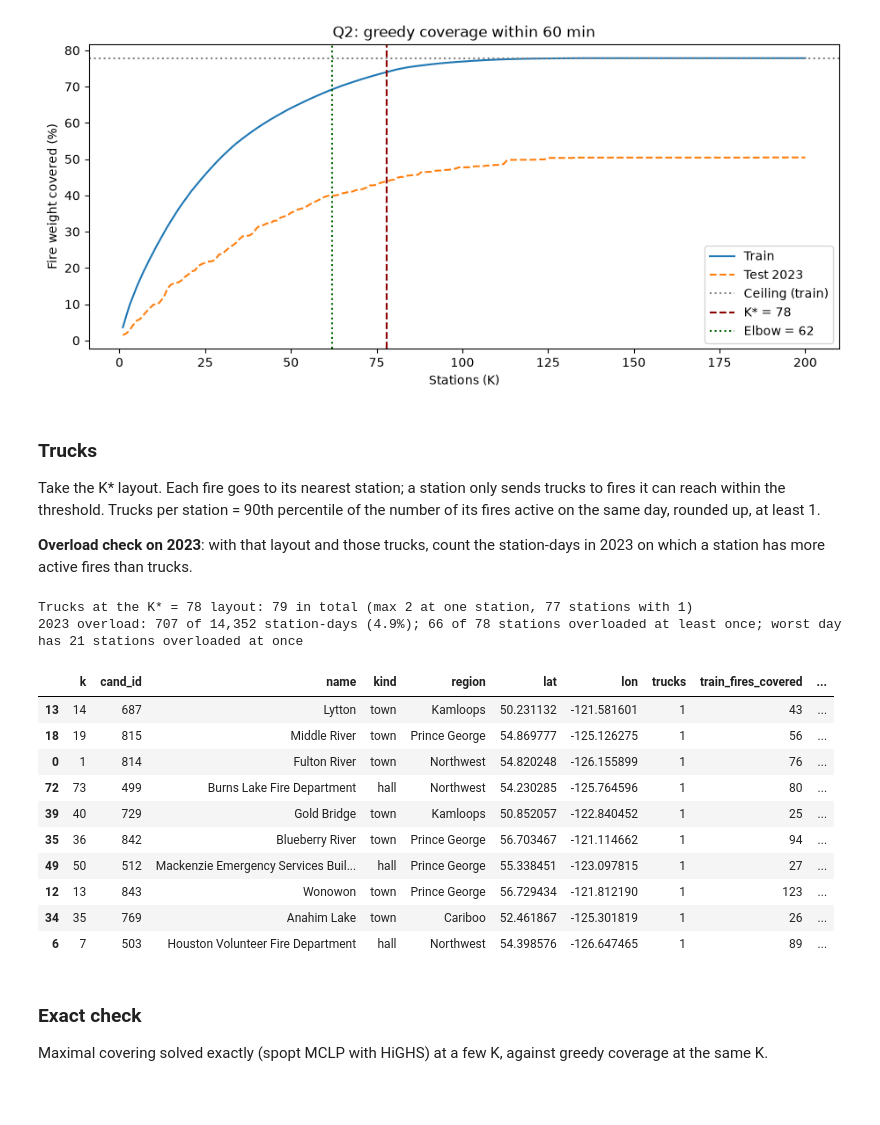
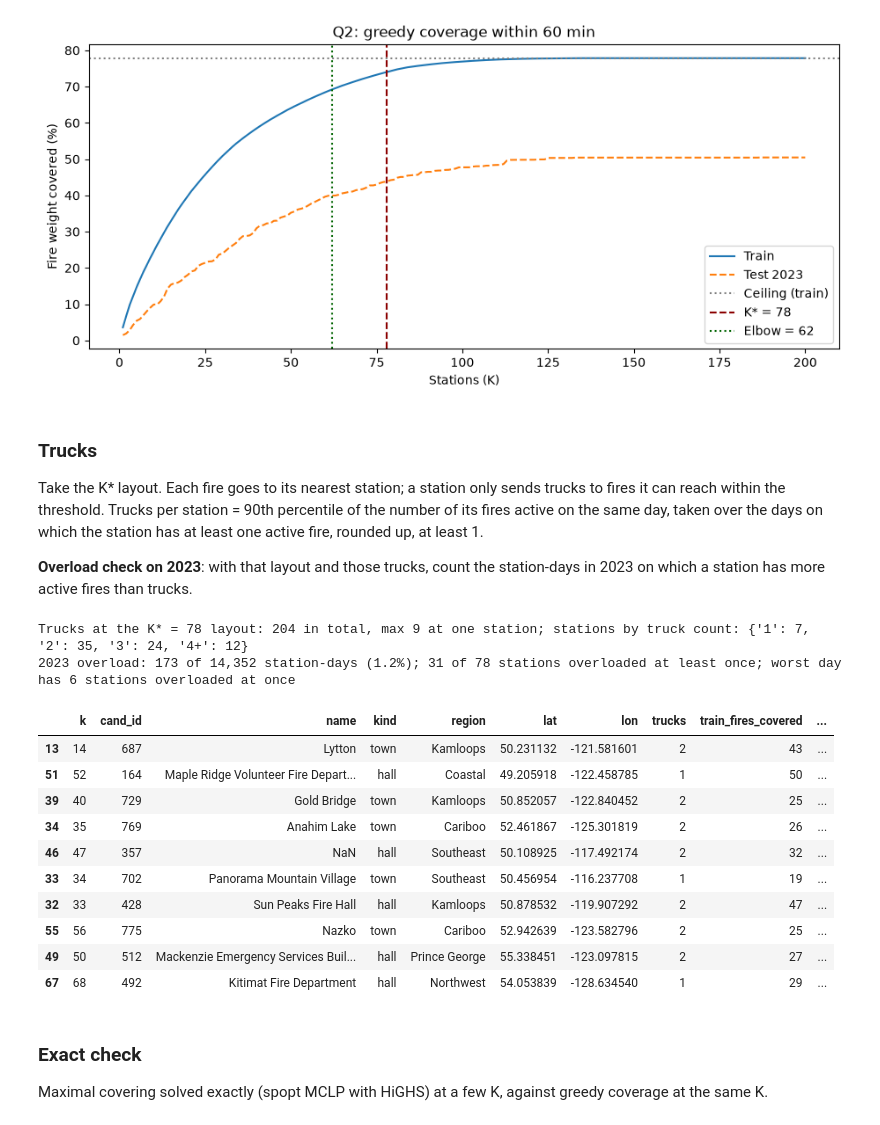
Before and after one commit to ChaitanyaMittal27/ember-command, a Jupyter notebook: notebooks/05_optimize.ipynb, the cells around one changed output. Saved outputs shown, nothing was run; the diff lists cells and outputs as text; code cells hidden in the pictures; blank space fills up the shorter version.

```diff
--- a/notebooks/05_optimize.ipynb
+++ b/notebooks/05_optimize.ipynb
@@ -41,6 +41,7 @@ K_EXTENDED = 200                 # Q2 is re-run this far if the target is not re
 CAP_MIN = 2 * THRESHOLD_MIN      # capped p-median: minutes beyond this count as this
 TARGET = 0.95                    # Q2 target, as a share of the ceiling
 TRUCK_PERCENTILE = 90
+TRUCK_BUSY_DAYS_ONLY = True      # percentile over the days a station has at least one active fire
 THRESHOLDS = [30, 60, 90]
 EXACT_KS = [5, 10, 20, 40]
 REPORT_KS = [10, 20, 40, 60]
@@ -52,6 +53,11 @@ SENSITIVITY_K = 20
 PMEDIAN_CELL_KM = 20
 EXACT_PMEDIAN_KS = [5, 10, 20]
 EXACT_PMEDIAN_LIMIT_S = 120
+RUN_EXACT_PMEDIAN = False        # it timed out at every K; the saved results are kept
+Q1_PRIMARY = "capped"           # the Q1 variant the web app shows
+BASELINE_KS = [10, 20, 40]
+N_RANDOM_LAYOUTS = 1000
+RANDOM_SEED = 0
 
 RESULTS_DIR = REPO_ROOT / "data" / "processed" / "results"
 RESULTS_DIR.mkdir(parents=True, exist_ok=True)
@@ -63,7 +69,8 @@ w_train, w_test = demand_train["weight"].to_numpy(), demand_test["weight"].to_nu
 capped_train = np.minimum(cost_train, CAP_MIN)
 bc = load_bc_boundary()
 summary = {"THRESHOLD_MIN": THRESHOLD_MIN, "K_MAX": K_MAX, "CAP_MIN": CAP_MIN, "TARGET": TARGET,
-           "TRUCK_PERCENTILE": TRUCK_PERCENTILE, "n_candidates": len(candidates),
+           "TRUCK_PERCENTILE": TRUCK_PERCENTILE, "TRUCK_BUSY_DAYS_ONLY": TRUCK_BUSY_DAYS_ONLY,
+           "q1_primary": Q1_PRIMARY, "n_candidates": len(candidates),
            "ceiling_train": st.ceiling(cost_train, w_train, THRESHOLD_MIN),
            "ceiling_test": st.ceiling(cost_test, w_test, THRESHOLD_MIN)}
 print(f"{len(candidates)} candidates, {len(demand_train):,} train fires, {len(demand_test):,} test fires, "
@@ -90,8 +97,15 @@ def jaccard(a, b):
 def trucks_for(demand, score, sites):
     """Trucks per station from its covered fires only; stations with no covered fire get 1."""
     covered = score["minutes"] <= THRESHOLD_MIN
-    trucks = st.trucks_per_station(demand[covered], score["assignment"][covered], percentile=TRUCK_PERCENTILE)
+    trucks = st.trucks_per_station(demand[covered], score["assignment"][covered], percentile=TRUCK_PERCENTILE,
+                                   busy_days_only=TRUCK_BUSY_DAYS_ONLY)
     return trucks.reindex(sorted(sites), fill_value=1).rename_axis("cand_id")
+
+
+def truck_distribution(trucks):
+    """How many stations have 1, 2, 3 and 4 or more trucks."""
+    return {"1": int((trucks == 1).sum()), "2": int((trucks == 2).sum()), "3": int((trucks == 3).sum()),
+            "4+": int((trucks >= 4).sum())}
 # %% [output]
 851 candidates, 4,671 train fires, 2,361 test fires, threshold 60 min, cap 120 min
 Ceiling: train 77.8%, test 51.1%
@@ -197,7 +211,7 @@ Elbow: K = 62 on the curve to K=200; K = 24 on the curve to K=60
 ### Trucks
 Take the K\* layout. Each fire goes to its nearest station; a station only sends trucks to fires it can reach
 within the threshold. Trucks per station = 90th percentile of the number of its fires active on the same day,
-rounded up, at least 1.
+taken over the days on which the station has at least one active fire, rounded up, at least 1.
 
 **Overload check on 2023**: with that layout and those trucks, count the station-days in 2023 on which a
 station has more active fires than trucks.
@@ -211,47 +225,47 @@ def daily_active(demand, assignment, stations_list):
     for station in stations_list:
         mine = assignment == station
         counts[station] = ((first[mine][None, :] <= days[:, None]) & (days[:, None] <= last[mine][None, :])).sum(axis=1)
     return counts
 
 
 star_sites = q2_picks[:K_STAR]
 star_train = st.evaluate(cost_train, w_train, star_sites, THRESHOLD_MIN, regions=demand_train["region"])
 star_test = st.evaluate(cost_test, w_test, star_sites, THRESHOLD_MIN, regions=demand_test["region"])
 star_trucks = trucks_for(demand_train, star_train, star_sites)
-print(f"Trucks at the K* = {K_STAR} layout: {star_trucks.sum()} in total "
-      f"(max {star_trucks.max()} at one station, {(star_trucks == 1).sum()} stations with 1)")
+print(f"Trucks at the K* = {K_STAR} layout: {star_trucks.sum()} in total, max {star_trucks.max()} at one station; "
+      f"stations by truck count: {truck_distribution(star_trucks)}")
 
 covered_test = star_test["minutes"] <= THRESHOLD_MIN
 # The season is taken from all 2023 fires; only covered fires create load.
 season = daily_active(demand_test, np.full(len(demand_test), -1), []).index
 load_2023 = daily_active(demand_test[covered_test], star_test["assignment"][covered_test], sorted(star_sites)).reindex(season, fill_value=0)
 overloaded = load_2023.gt(star_trucks, axis=1)
 OVERLOAD_SHARE = float(overloaded.to_numpy().mean())
 print(f"2023 overload: {int(overloaded.to_numpy().sum()):,} of {overloaded.size:,} station-days ({OVERLOAD_SHARE:.1%}); "
       f"{int(overloaded.any().sum())} of {K_STAR} stations overloaded at least once; "
       f"worst day has {int(overloaded.sum(axis=1).max())} stations overloaded at once")
 
 q2_stations = layout(star_sites)
 q2_stations["trucks"] = star_trucks.reindex(q2_stations["cand_id"]).to_numpy()
 q2_stations["train_fires_covered"] = [int(((star_train["assignment"] == s) & (star_train["minutes"] <= THRESHOLD_MIN)).sum())
                                       for s in q2_stations["cand_id"]]
 q2_stations["peak_active_2023"] = load_2023.max().reindex(q2_stations["cand_id"]).to_numpy()
 q2_stations["overloaded_days_2023"] = overloaded.sum().reindex(q2_stations["cand_id"]).to_numpy()
 display(q2_stations.sort_values("overloaded_days_2023", ascending=False).head(10))
 # %% [output]
-Trucks at the K* = 78 layout: 79 in total (max 2 at one station, 77 stations with 1)
-2023 overload: 707 of 14,352 station-days (4.9%); 66 of 78 stations overloaded at least once; worst day has 21 stations overloaded at once
+Trucks at the K* = 78 layout: 204 in total, max 9 at one station; stations by truck count: {'1': 7, '2': 35, '3': 24, '4+': 12}
+2023 overload: 173 of 14,352 station-days (1.2%); 31 of 78 stations overloaded at least once; worst day has 6 stations overloaded at once
 |  | k | cand_id | name | kind | region | lat | lon | trucks | train_fires_covered | ... |
-| 13 | 14 | 687 | Lytton | town | Kamloops | 50.231132 | -121.581601 | 1 | 43 | ... |
-| 18 | 19 | 815 | Middle River | town | Prince George | 54.869777 | -125.126275 | 1 | 56 | ... |
-| 0 | 1 | 814 | Fulton River | town | Northwest | 54.820248 | -126.155899 | 1 | 76 | ... |
-| 72 | 73 | 499 | Burns Lake Fire Department | hall | Northwest | 54.230285 | -125.764596 | 1 | 80 | ... |
-| 39 | 40 | 729 | Gold Bridge | town | Kamloops | 50.852057 | -122.840452 | 1 | 25 | ... |
-| 35 | 36 | 842 | Blueberry River | town | Prince George | 56.703467 | -121.114662 | 1 | 94 | ... |
-| 49 | 50 | 512 | Mackenzie Emergency Services Buil... | hall | Prince George | 55.338451 | -123.097815 | 1 | 27 | ... |
-| 12 | 13 | 843 | Wonowon | town | Prince George | 56.729434 | -121.812190 | 1 | 123 | ... |
-| 34 | 35 | 769 | Anahim Lake | town | Cariboo | 52.461867 | -125.301819 | 1 | 26 | ... |
-| 6 | 7 | 503 | Houston Volunteer Fire Department | hall | Northwest | 54.398576 | -126.647465 | 1 | 89 | ... |
+| 13 | 14 | 687 | Lytton | town | Kamloops | 50.231132 | -121.581601 | 2 | 43 | ... |
+| 51 | 52 | 164 | Maple Ridge Volunteer Fire Depart... | hall | Coastal | 49.205918 | -122.458785 | 1 | 50 | ... |
+| 39 | 40 | 729 | Gold Bridge | town | Kamloops | 50.852057 | -122.840452 | 2 | 25 | ... |
+| 34 | 35 | 769 | Anahim Lake | town | Cariboo | 52.461867 | -125.301819 | 2 | 26 | ... |
+| 46 | 47 | 357 | NaN | hall | Southeast | 50.108925 | -117.492174 | 2 | 32 | ... |
+| 33 | 34 | 702 | Panorama Mountain Village | town | Southeast | 50.456954 | -116.237708 | 1 | 19 | ... |
+| 32 | 33 | 428 | Sun Peaks Fire Hall | hall | Kamloops | 50.878532 | -119.907292 | 2 | 47 | ... |
+| 55 | 56 | 775 | Nazko | town | Cariboo | 52.942639 | -123.582796 | 2 | 25 | ... |
+| 49 | 50 | 512 | Mackenzie Emergency Services Buil... | hall | Prince George | 55.338451 | -123.097815 | 2 | 27 | ... |
+| 67 | 68 | 492 | Kitimat Fire Department | hall | Northwest | 54.053839 | -128.634540 | 1 | 29 | ... |
 # %% [markdown]
 ### Exact check
 Maximal covering solved exactly (spopt MCLP with HiGHS) at a few K, against greedy coverage at the same K.
```
Also changed, not shown: parts of 10 cells of this notebook, 2 other files.
